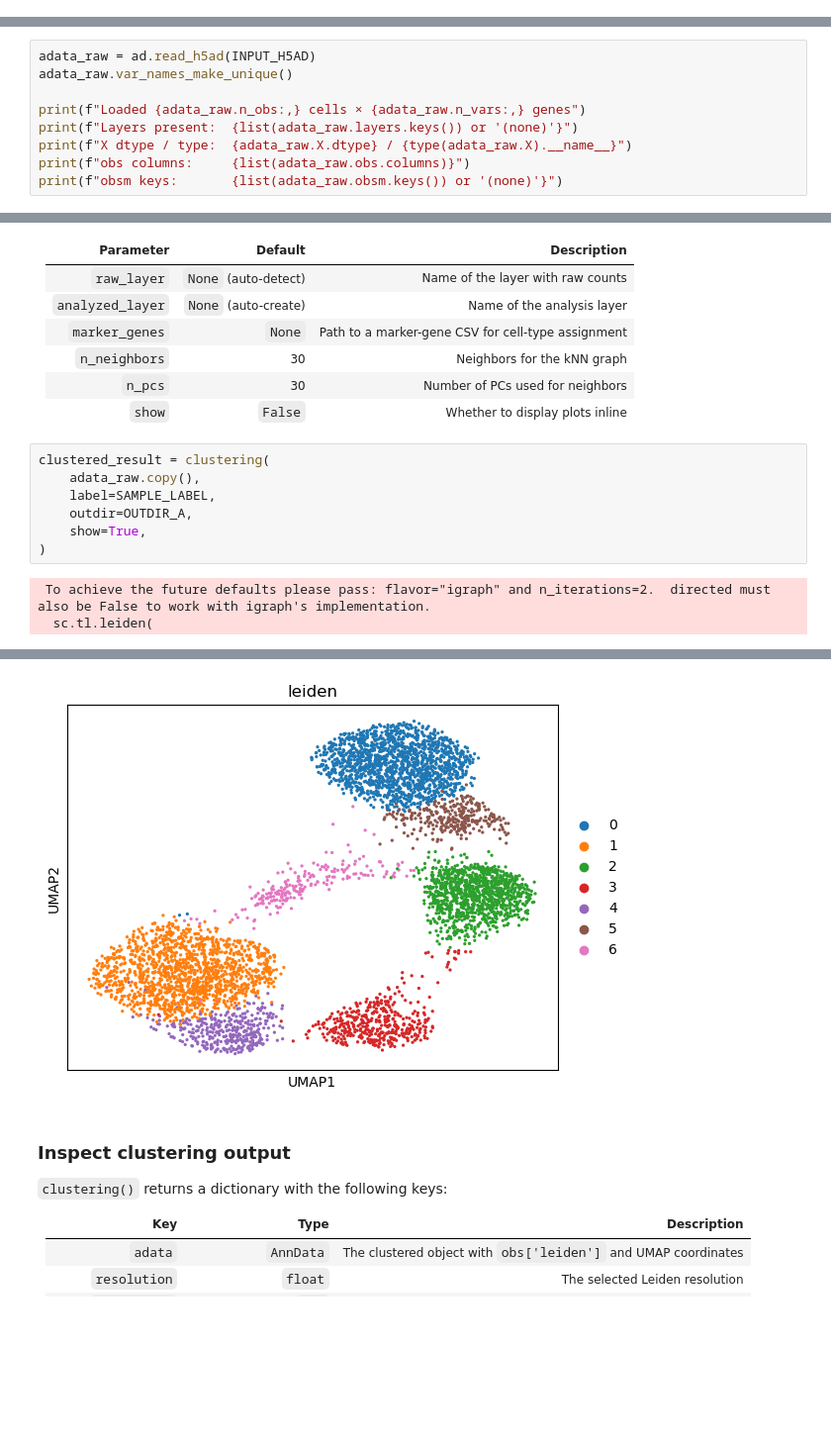
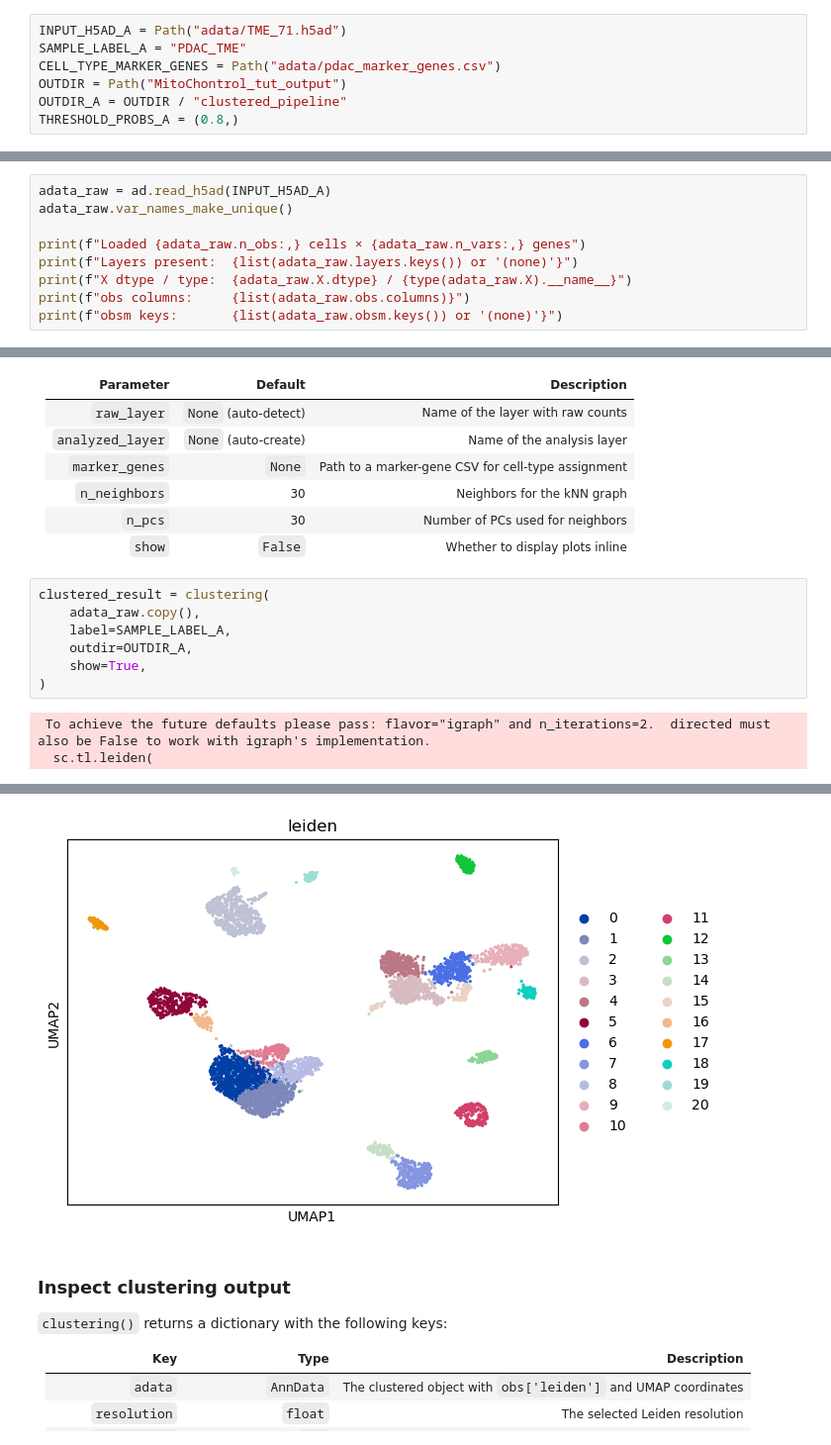
Before and after one commit to uttamLab/mitochontrol, a Jupyter notebook: MitoChontrol_tut.ipynb, the cells around one changed output, grey strips where cells are left out. Shown at 99% size. Drawn from its saved outputs; the diff is of its cells as text; blank space fills up the shorter version.

```diff
--- a/MitoChontrol_tut.ipynb
+++ b/MitoChontrol_tut.ipynb
@@ -45,0 +52,7 @@ Adjust the paths and parameters below to match your setup.
+# %%
+INPUT_H5AD_A = Path("adata/TME_71.h5ad")
+SAMPLE_LABEL_A = "PDAC_TME"
+CELL_TYPE_MARKER_GENES = Path("adata/pdac_marker_genes.csv")
+OUTDIR = Path("MitoChontrol_tut_output")
+OUTDIR_A = OUTDIR / "clustered_pipeline"
+THRESHOLD_PROBS_A = (0.8,)
@@ -58,7 +72,7 @@ THRESHOLD_PROBS = (0.8,)
 The input file should contain **raw (integer) counts** in `adata.X`.
 No preprocessing, normalization, or clustering is expected at this stage.
 # %%
-adata_raw = ad.read_h5ad(INPUT_H5AD)
+adata_raw = ad.read_h5ad(INPUT_H5AD_A)
 adata_raw.var_names_make_unique()
 
 print(f"Loaded {adata_raw.n_obs:,} cells × {adata_raw.n_vars:,} genes")
@@ -120,7 +134,7 @@ All artifacts are written under `{OUTDIR}/clustered/`.
 # %%
 clustered_result = clustering(
     adata_raw.copy(),
-    label=SAMPLE_LABEL,
+    label=SAMPLE_LABEL_A,
     outdir=OUTDIR_A,
     show=True,
 )
@@ -131,4 +145,4 @@ clustered_result = clustering(
-[figure, old version]
+[figure, new version]
 # %% [markdown]
 ### Inspect clustering output
 
```
Also changed, not shown: parts of 25 cells of this notebook, 1 other file.
